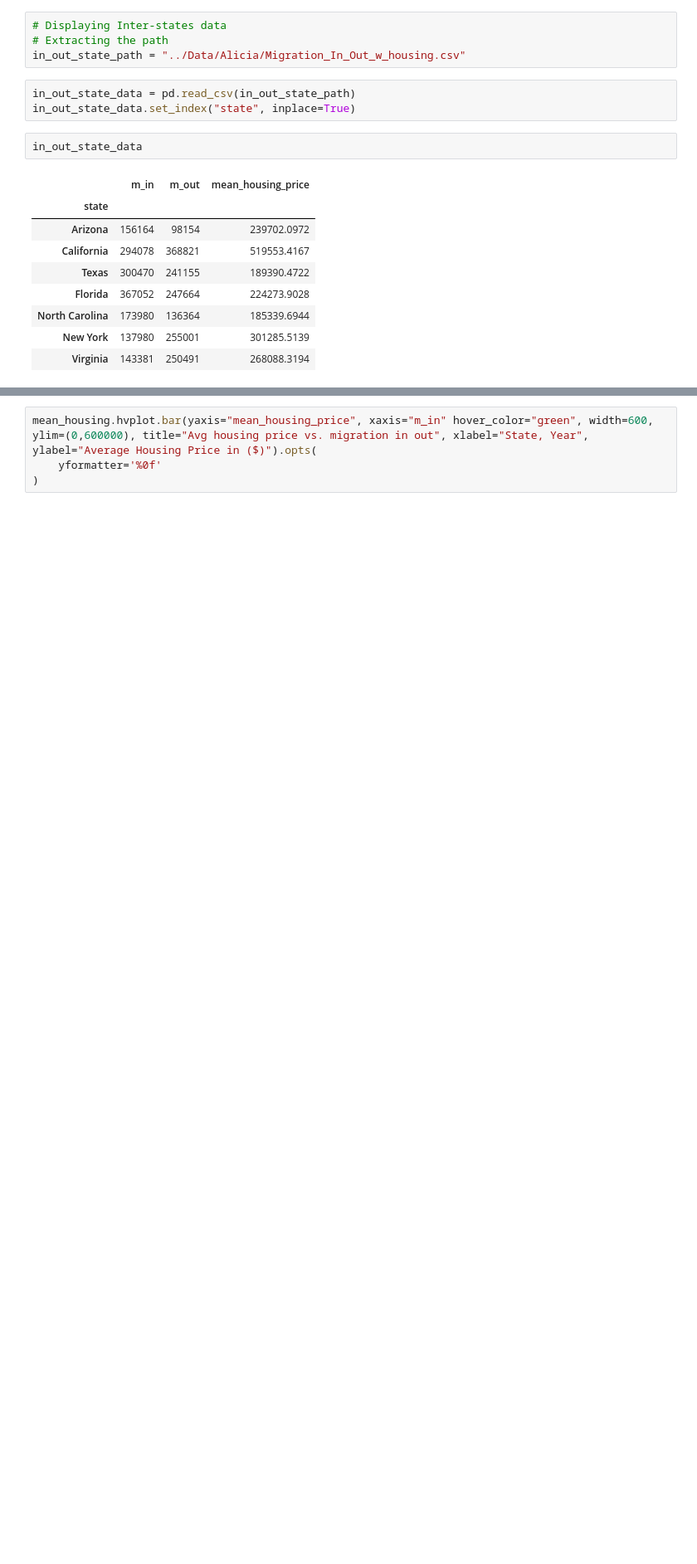
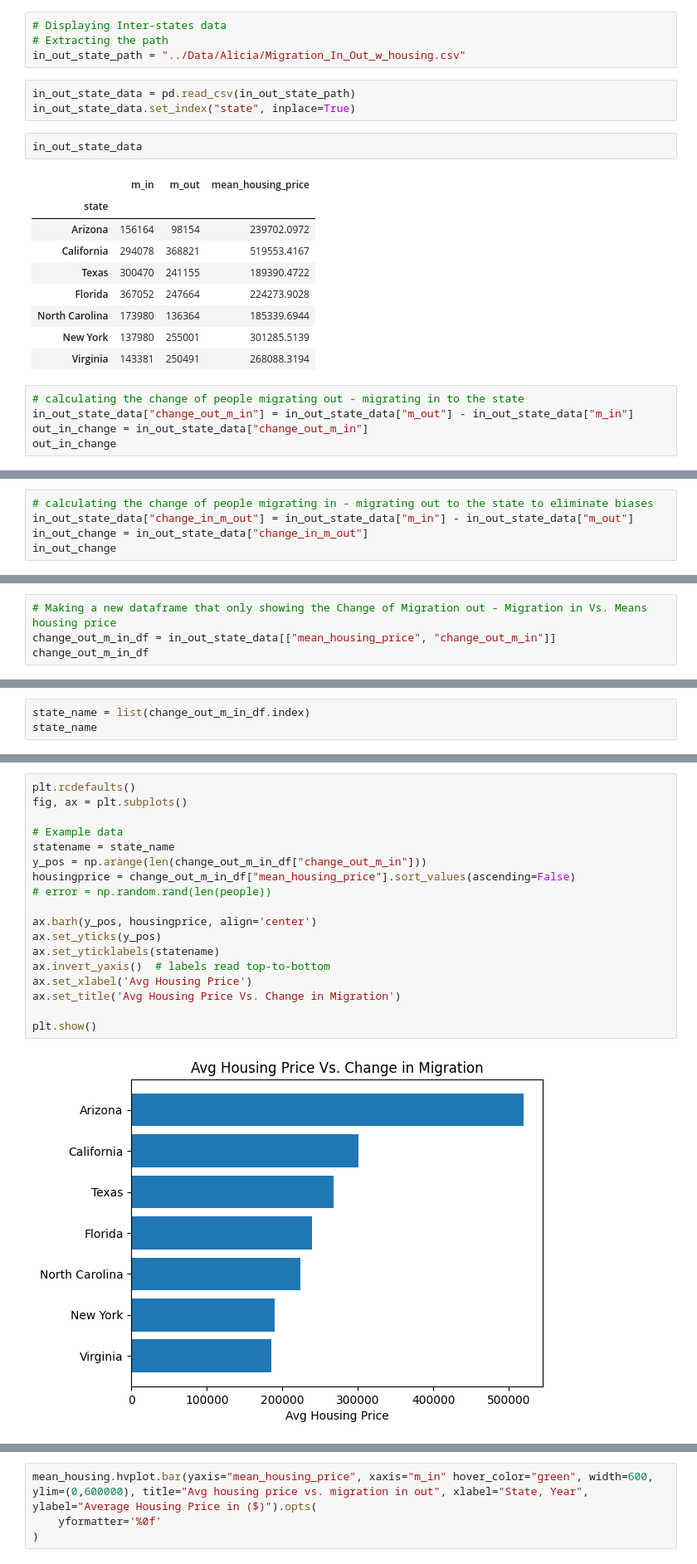
Before and after one commit to aliciasply/InterState-Migration, a Jupyter notebook: Code/Housing-Price-alicia.ipynb, the cells around one changed output, grey strips where cells are left out. Shown at 83% size. Saved outputs shown, nothing was run; the diff lists cells and outputs as text; blank space fills up the shorter version.

Commit message:
tried migration change vs housing price plot

```diff
--- a/Code/Housing-Price-alicia.ipynb
+++ b/Code/Housing-Price-alicia.ipynb
@@ -379,3 +382,8 @@ in_out_state_data
 | North Carolina | 173980 | 136364 | 185339.6944 |
 | New York | 137980 | 255001 | 301285.5139 |
 | Virginia | 143381 | 250491 | 268088.3194 |
+# %%
+# calculating the change of people migrating out - migrating in to the state
+in_out_state_data["change_out_m_in"] = in_out_state_data["m_out"] - in_out_state_data["m_in"]
+out_in_change = in_out_state_data["change_out_m_in"]
+out_in_change
@@ -381,0 +413,5 @@ in_out_state_data
+# %%
+# calculating the change of people migrating in - migrating out to the state to eliminate biases
+in_out_state_data["change_in_m_out"] = in_out_state_data["m_in"] - in_out_state_data["m_out"]
+in_out_change = in_out_state_data["change_in_m_out"]
+in_out_change
@@ -381,0 +466,4 @@ in_out_state_data
+# %%
+# Making a new dataframe that only showing the Change of Migration out - Migration in Vs. Means housing price
+change_out_m_in_df = in_out_state_data[["mean_housing_price", "change_out_m_in"]]
+change_out_m_in_df
@@ -381,0 +480,3 @@ in_out_state_data
+# %%
+state_name = list(change_out_m_in_df.index)
+state_name
@@ -381,0 +491,20 @@ in_out_state_data
+# %%
+plt.rcdefaults()
+fig, ax = plt.subplots()
+
+# Example data
+statename = state_name
+y_pos = np.arange(len(change_out_m_in_df["change_out_m_in"]))
+housingprice = change_out_m_in_df["mean_housing_price"].sort_values(ascending=False)
+# error = np.random.rand(len(people))
+
+ax.barh(y_pos, housingprice, align='center')
+ax.set_yticks(y_pos)
+ax.set_yticklabels(statename)
+ax.invert_yaxis()  # labels read top-to-bottom
+ax.set_xlabel('Avg Housing Price')
+ax.set_title('Avg Housing Price Vs. Change in Migration')
+
+plt.show()
+# %% [output]
+[figure, added]
```
Also changed, not shown: parts of 19 cells of this notebook, 3 other files.
